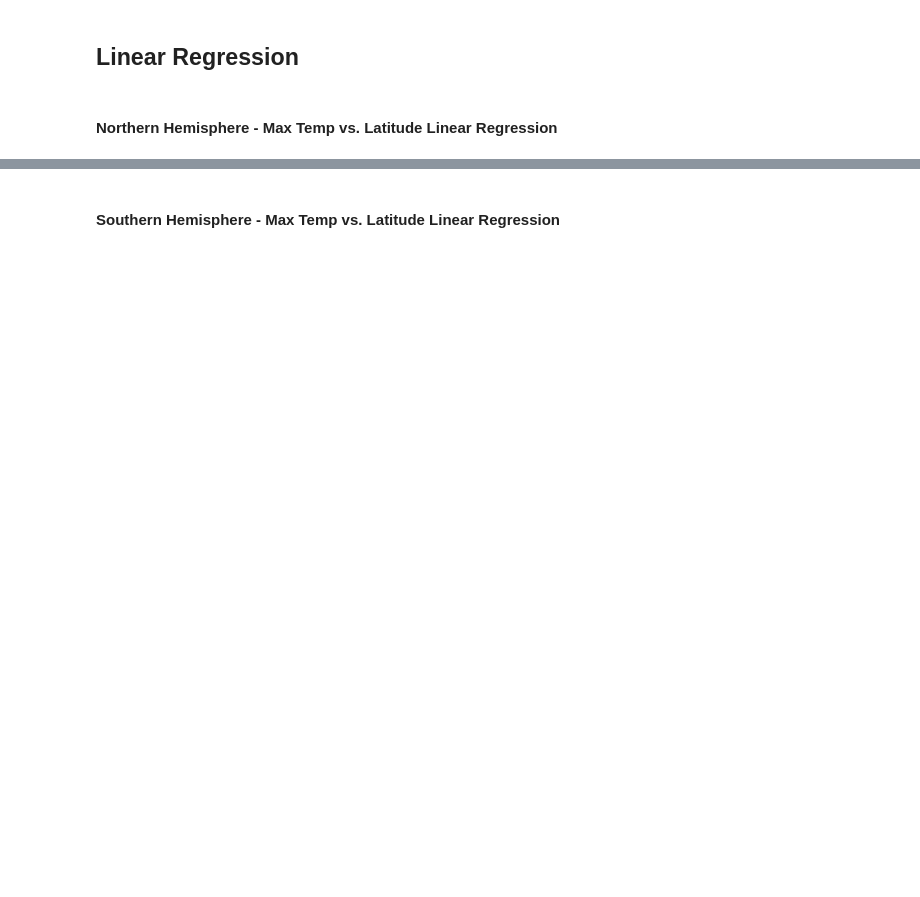
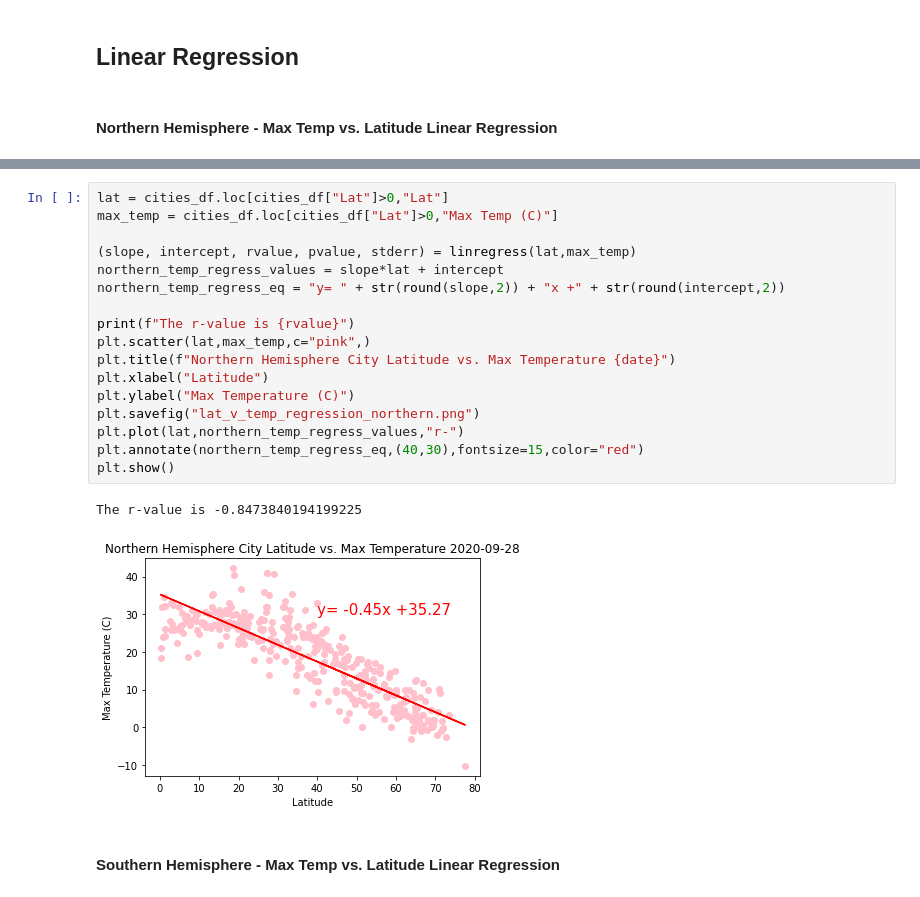
Before and after one commit to msullivan987/API-Challenge, a Jupyter notebook: WeatherPy/WeatherPy.ipynb, the cells around one changed output, grey strips where cells are left out. Drawn from its saved outputs; the diff is of its cells as text; blank space fills up the shorter version.

Commit message:
completed weather.py regressions

```diff
--- a/WeatherPy/WeatherPy.ipynb
+++ b/WeatherPy/WeatherPy.ipynb
@@ -247,2 +225,22 @@ The r-value is: 0.46937863826630627
+# %%
+lat = cities_df.loc[cities_df["Lat"]>0,"Lat"]
+max_temp = cities_df.loc[cities_df["Lat"]>0,"Max Temp (C)"]
+
+(slope, intercept, rvalue, pvalue, stderr) = linregress(lat,max_temp)
+northern_temp_regress_values = slope*lat + intercept
+northern_temp_regress_eq = "y= " + str(round(slope,2)) + "x +" + str(round(intercept,2))
+
+print(f"The r-value is {rvalue}")
+plt.scatter(lat,max_temp,c="pink",)
+plt.title(f"Northern Hemisphere City Latitude vs. Max Temperature {date}")
+plt.xlabel("Latitude")
+plt.ylabel("Max Temperature (C)")
+plt.savefig("lat_v_temp_regression_northern.png")
+plt.plot(lat,northern_temp_regress_values,"r-")
+plt.annotate(northern_temp_regress_eq,(40,30),fontsize=15,color="red")
+plt.show()
+# %% [output]
+The r-value is -0.8473840194199225
+[figure, added]
 # %% [markdown]
 ####  Southern Hemisphere - Max Temp vs. Latitude Linear Regression
```
Also changed, not shown: parts of 26 cells of this notebook, 14 other files.
